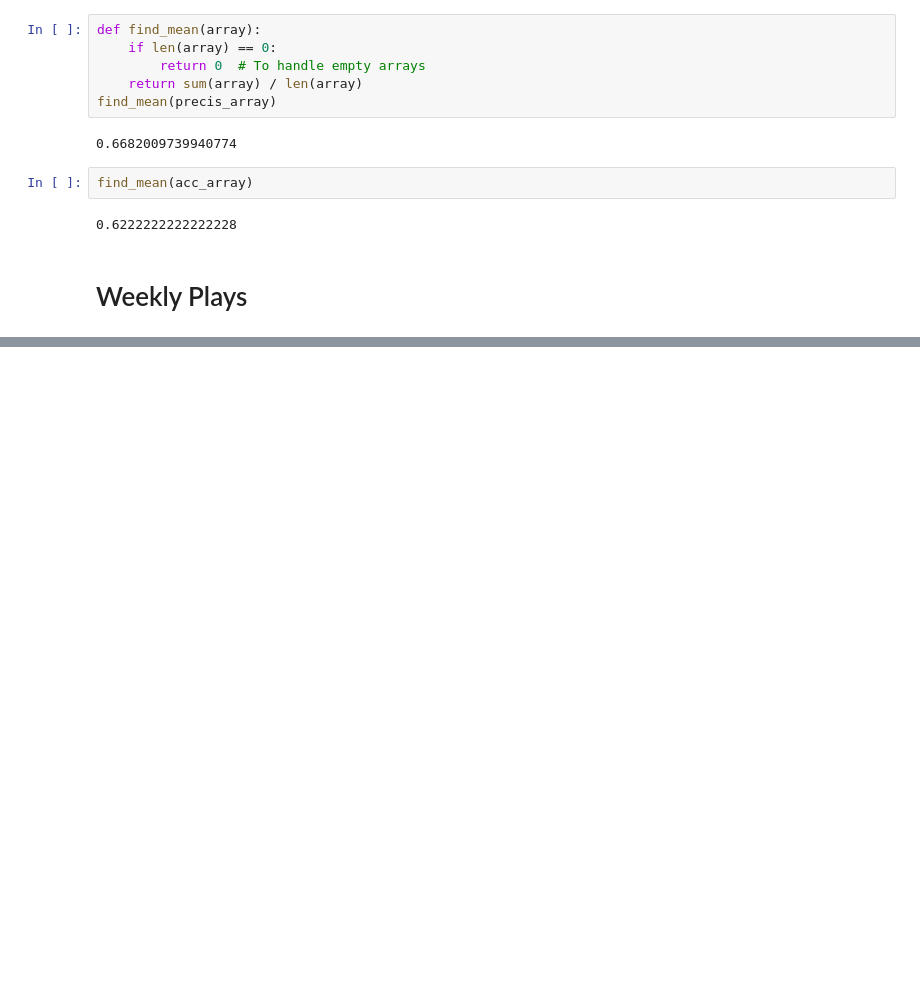
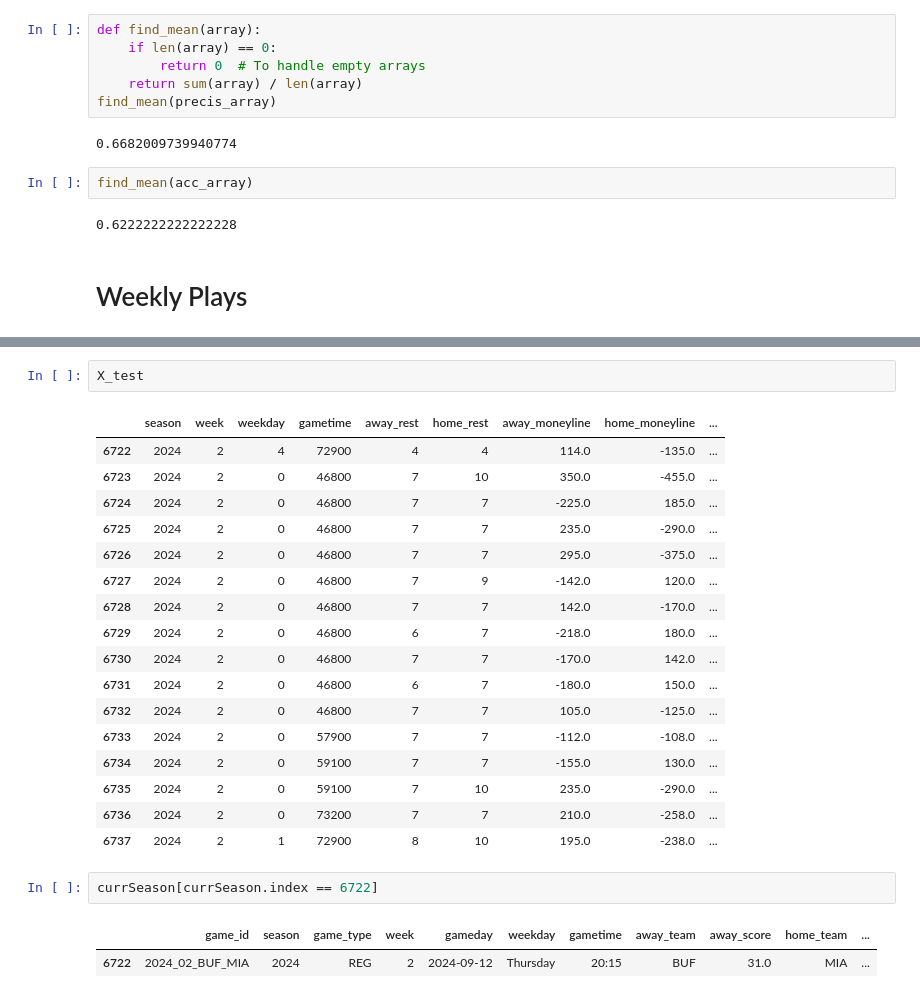
Before and after one commit to parkergeis/NFLUnderPredictor, a Jupyter notebook: OverUnderPredictor_rf.ipynb, the cells around one changed output, grey strips where cells are left out. Drawn from its saved outputs; the diff is of its cells as text; blank space fills up the shorter version.

```diff
--- a/OverUnderPredictor_rf.ipynb
+++ b/OverUnderPredictor_rf.ipynb
@@ -176,0 +202,25 @@ nextPlays
+# %%
+X_test
+# %% [output]
+|  | season | week | weekday | gametime | away_rest | home_rest | away_moneyline | home_moneyline | ... |
+| 6722 | 2024 | 2 | 4 | 72900 | 4 | 4 | 114.0 | -135.0 | ... |
+| 6723 | 2024 | 2 | 0 | 46800 | 7 | 10 | 350.0 | -455.0 | ... |
+| 6724 | 2024 | 2 | 0 | 46800 | 7 | 7 | -225.0 | 185.0 | ... |
+| 6725 | 2024 | 2 | 0 | 46800 | 7 | 7 | 235.0 | -290.0 | ... |
+| 6726 | 2024 | 2 | 0 | 46800 | 7 | 7 | 295.0 | -375.0 | ... |
+| 6727 | 2024 | 2 | 0 | 46800 | 7 | 9 | -142.0 | 120.0 | ... |
+| 6728 | 2024 | 2 | 0 | 46800 | 7 | 7 | 142.0 | -170.0 | ... |
+| 6729 | 2024 | 2 | 0 | 46800 | 6 | 7 | -218.0 | 180.0 | ... |
+| 6730 | 2024 | 2 | 0 | 46800 | 7 | 7 | -170.0 | 142.0 | ... |
+| 6731 | 2024 | 2 | 0 | 46800 | 6 | 7 | -180.0 | 150.0 | ... |
+| 6732 | 2024 | 2 | 0 | 46800 | 7 | 7 | 105.0 | -125.0 | ... |
+| 6733 | 2024 | 2 | 0 | 57900 | 7 | 7 | -112.0 | -108.0 | ... |
+| 6734 | 2024 | 2 | 0 | 59100 | 7 | 7 | -155.0 | 130.0 | ... |
+| 6735 | 2024 | 2 | 0 | 59100 | 7 | 10 | 235.0 | -290.0 | ... |
+| 6736 | 2024 | 2 | 0 | 73200 | 7 | 7 | 210.0 | -258.0 | ... |
+| 6737 | 2024 | 2 | 1 | 72900 | 8 | 10 | 195.0 | -238.0 | ... |
+# %%
+currSeason[currSeason.index == 6722]
+# %% [output]
+|  | game_id | season | game_type | week | gameday | weekday | gametime | away_team | away_score | home_team | ... |
+| 6722 | 2024_02_BUF_MIA | 2024 | REG | 2 | 2024-09-12 | Thursday | 20:15 | BUF | 31.0 | MIA | ... |
```
Also changed, not shown: parts of 2 cells of this notebook.
